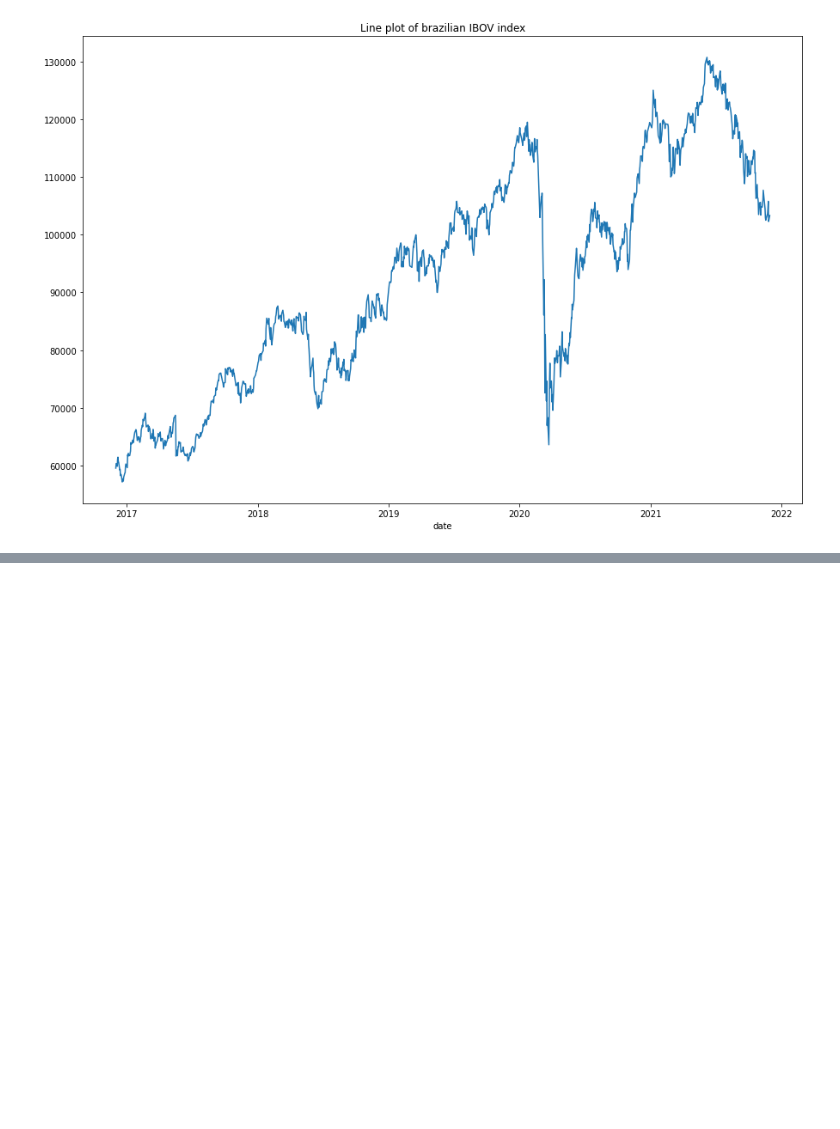
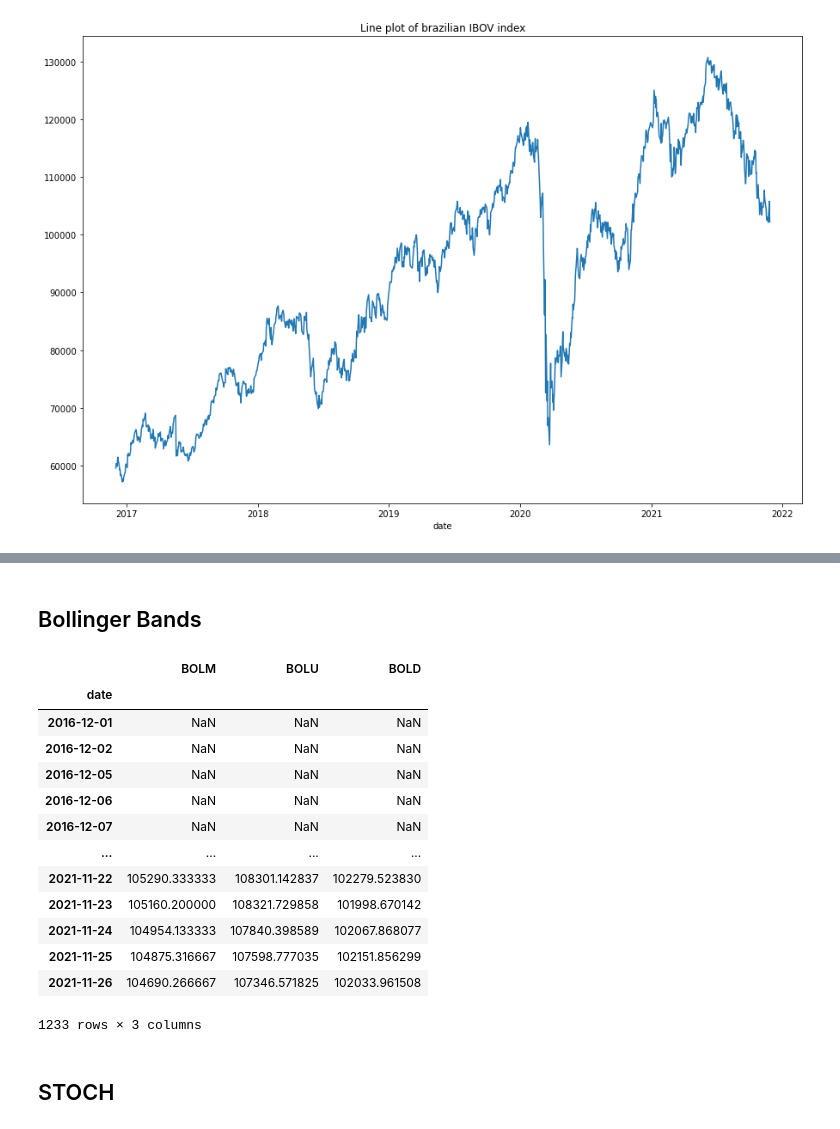
Before and after one commit to gabrieldapaz/ml-cin, a Jupyter notebook: database.ipynb, the cells around one changed output, grey strips where cells are left out. Cells and saved outputs as stored; diff of their text form; code cells hidden in the pictures; blank space fills up the shorter version.

```diff
--- a/database.ipynb
+++ b/database.ipynb
@@ -53,0 +49,27 @@ df.close.plot(kind="line", title = "Line plot of brazilian IBOV index", figsize=
+# %% [markdown]
+## Bollinger Bands
+# %%
+tp = (df['close'] + df['low'] + df['high'])/3
+stddev = tp.rolling(20).std(ddof=0)
+df['BOLM'] = tp.rolling(20).mean()
+df['BOLU'] = df['BOLM'] + 2*stddev
+df['BOLD'] = df['BOLM'] - 2*stddev
+# %%
+df[["BOLM", "BOLU", "BOLD"]]
+# %% [output]
+|  | BOLM | BOLU | BOLD |
+| date |  |  |  |
+| 2016-12-01 | NaN | NaN | NaN |
+| 2016-12-02 | NaN | NaN | NaN |
+| 2016-12-05 | NaN | NaN | NaN |
+| 2016-12-06 | NaN | NaN | NaN |
+| 2016-12-07 | NaN | NaN | NaN |
+| ... | ... | ... | ... |
+| 2021-11-22 | 105290.333333 | 108301.142837 | 102279.523830 |
+| 2021-11-23 | 105160.200000 | 108321.729858 | 101998.670142 |
+| 2021-11-24 | 104954.133333 | 107840.398589 | 102067.868077 |
+| 2021-11-25 | 104875.316667 | 107598.777035 | 102151.856299 |
+| 2021-11-26 | 104690.266667 | 107346.571825 | 102033.961508 |
+1233 rows × 3 columns
+# %% [markdown]
+## STOCH
```
Also changed, not shown: parts of 31 cells of this notebook.
